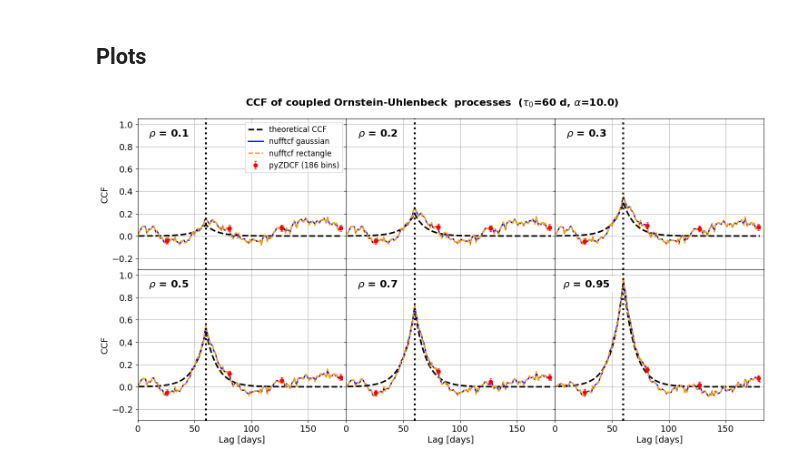
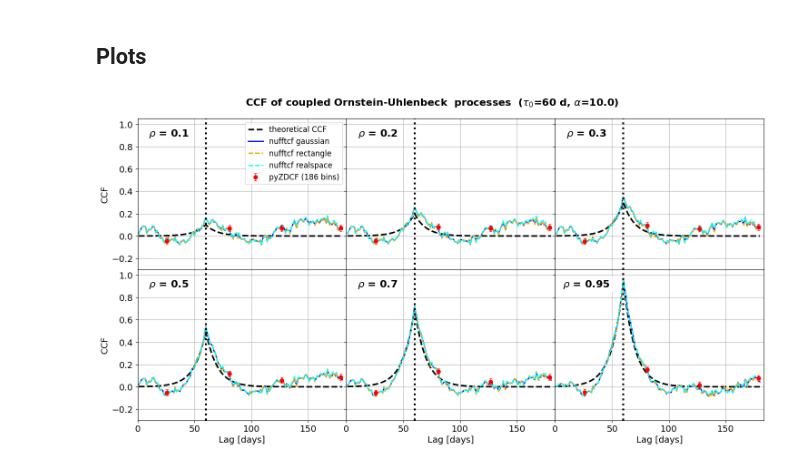
Before and after one commit to jecampagne/nufftcf, a Jupyter notebook: notebook/nufftcf_ccf_demo.ipynb, the cells around one changed output. Drawn from its saved outputs; the diff is of its cells as text; code cells hidden in the pictures.

Commit message:
add real space estima OU-proc and peak amplitude bias consideration

```diff
--- a/notebook/nufftcf_ccf_demo.ipynb
+++ b/notebook/nufftcf_ccf_demo.ipynb
@@ -382,9 +419,11 @@ for rho in rhos:
     print(f"--- rho={rho} ---")
     c_gn, b_gn = compute_ccf_gaussian_nufft(lags_xy, t1_num, x1, t2_num, x2, bin_width=bin_width_xy)
     c_rn, b_rn = compute_ccf_rectangle_nufft(lags_xy, t1_num, x1, t2_num, x2, bin_width=bin_width_xy)
+    c_gr, b_gr = compute_ccf_gaussian_realspace(lags_xy, t1_num, x1, t2_num, x2, bin_width=bin_width_xy)
 
-    print(f"  nufftcf gaussian  peak={c_gn.max():.4f} @ lag={lags_xy[np.argmax(c_gn)]:.0f}")
-    print(f"  nufftcf rectangle peak={c_rn.max():.4f} @ lag={lags_xy[np.argmax(c_rn)]:.0f}")
+    print(f"  nufftcf gaussian  peak={c_gn.max():.3f} @ lag={lags_xy[np.argmax(c_gn)]:.0f}")
+    print(f"  nufftcf rectangle peak={c_rn.max():.3f} @ lag={lags_xy[np.argmax(c_rn)]:.0f}")
+    print(f"  realspace gaussian  peak={c_gr.max():.3f} @ lag={lags[np.argmax(c_gr)]:.0f}")
 
     print(f"  pyZDCF (minpts=11, MC=100) ...", end=" ", flush=True)
     zdcf = run_zdcf_ccf(t1_num, x1, t2_num, x2, minpts=11, num_MC=100)
@@ -400,6 +439,6 @@ for rho in rhos:
 
     truth = rho * np.exp(-np.abs(lags_xy - tau_0_xy) / alpha_xy)
 
-    results_xy[rho] = dict(c_gn=c_gn, c_rn=c_rn, zdcf=zdcf, truth=truth, x1=x1, x2=x2)
+    results_xy[rho] = dict(c_gn=c_gn, c_rn=c_rn, c_gr=c_gr, zdcf=zdcf, truth=truth, x1=x1, x2=x2)
 # %% [output]
 --- rho=0.1 ---
@@ -421,0 +463,17 @@ for rho in rhos:
+# %%
+import pandas as pd
+
+rows = []
+for rho in [0.2, 0.3, 0.5, 0.7, 0.95]:
+    res = results_xy[rho]
+    c_gn = res["c_gn"]
+    c_rn = res["c_rn"]
+    c_gr = res["c_gr"]
+
+    for name, c in [("nufftcf_gaussian", c_gn),
+                     ("nufftcf_rectangle", c_rn),
+                     ("realspace_gaussian", c_gr)]:
+        r = peak_bias_vs_background(lags_xy, c, rho_true=rho, tau0=60.0, exclude_halfwidth=50.0)
+        rows.append({"rho": rho, "method": name, **r})
+
+df_peak_vs_bkgd = pd.DataFrame(rows)
@@ -438,31 +515,33 @@ def plot_xy_case(results_xy, rhos, lags, tau_0, alpha,  figfile="figsave.pdf"):
         ax.plot(lags, res["truth"], color="black", lw=2.5, ls="--",label="theoretical CCF")
         ax.plot(lags, res["c_gn"], color="blue", lw=2, label="nufftcf gaussian")
         ax.plot(lags, res["c_rn"], color="orange", lw=2, ls="--", label="nufftcf rectangle")
+        ax.plot(lags, res["c_gr"], color="cyan", lw=2, ls="--", label="nufftcf realspace")
+
         ax.errorbar(tau_z, dcf_z, yerr=[elo, ehi],
                     fmt="o", ms=6, color="red", elinewidth=0.8, capsize=2,
                     label=f"pyZDCF ({len(z)} bins)", zorder=10)
 
         ax.axvline(tau_0, color="k", lw=3, ls=":")
         ax.text(0.15, 0.9, fr"$\rho$ = {rho}", horizontalalignment='center',
                 verticalalignment='center', transform=ax.transAxes, fontsize=16,
                 fontweight='bold',bbox=dict(facecolor='white', alpha=1, edgecolor='none'))
 
         ax.set_xlim(0, lags.max()*1.02)
         ax.set_ylim(-0.3, 1.05)
         if idx==0:
           ax.legend()
 
     for ax in axes[:, 0]:
         ax.set_ylabel("CCF")
     for ax in axes[-1, :]:
         ax.set_xlabel("Lag [days]")
     for ax in axes.ravel():
         ax.grid()
 
     plt.tight_layout()
     plt.savefig(figfile, format="pdf", bbox_inches="tight", dpi=200)
     plt.show()
 
 plot_xy_case(results_xy, rhos, lags_xy, tau_0_xy, alpha_xy, figfile="zdcf_nufftcf_OUproc_rho_ccf.pdf" )
 # %% [output]
-[figure, old version]
+[figure, new version]
```
Also changed, not shown: parts of 4 cells of this notebook.
